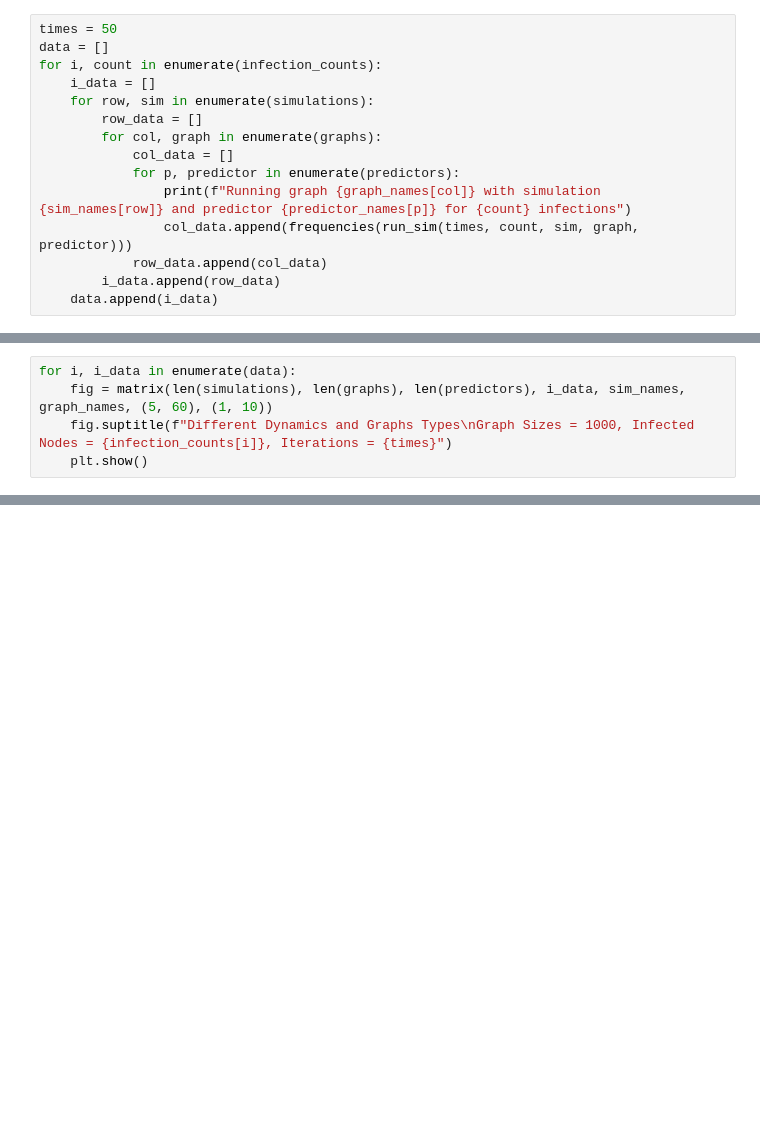
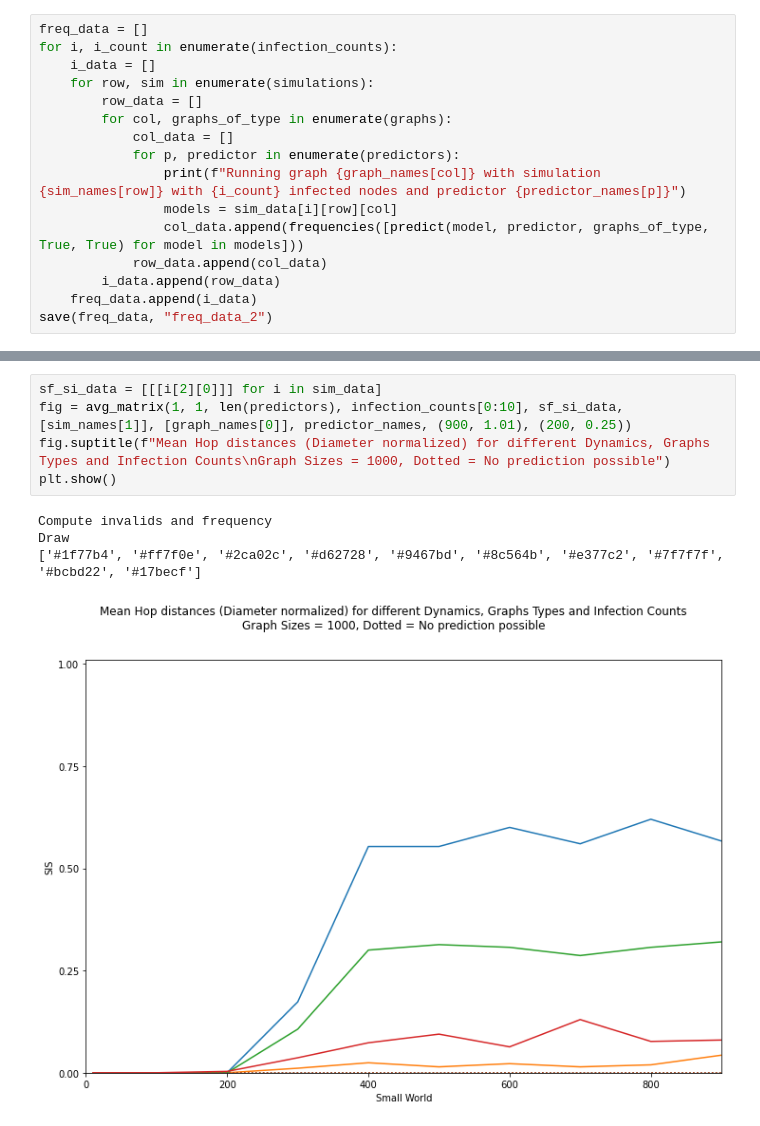
Before and after one commit to Paulpanther/info-flow, a Jupyter notebook: TopologyMatrix.ipynb, the cells around one changed output, grey strips where cells are left out. Cells and saved outputs as stored; diff of their text form; blank space fills up the shorter version.

```diff
--- a/TopologyMatrix.ipynb
+++ b/TopologyMatrix.ipynb
@@ -154,15 +285,16 @@ graph_names = ["Small World", "Scale Free", "Synthetic Internet", "US Power Grid
 # %%
-times = 50
-data = []
-for i, count in enumerate(infection_counts):
+freq_data = []
+for i, i_count in enumerate(infection_counts):
     i_data = []
     for row, sim in enumerate(simulations):
         row_data = []
-        for col, graph in enumerate(graphs):
+        for col, graphs_of_type in enumerate(graphs):
             col_data = []
             for p, predictor in enumerate(predictors):
-                print(f"Running graph {graph_names[col]} with simulation {sim_names[row]} and predictor {predictor_names[p]} for {count} infections")
-                col_data.append(frequencies(run_sim(times, count, sim, graph, predictor)))
+                print(f"Running graph {graph_names[col]} with simulation {sim_names[row]} with {i_count} infected nodes and predictor {predictor_names[p]}")
+                models = sim_data[i][row][col]
+                col_data.append(frequencies([predict(model, predictor, graphs_of_type, True, True) for model in models]))
             row_data.append(col_data)
         i_data.append(row_data)
-    data.append(i_data)
+    freq_data.append(i_data)
+save(freq_data, "freq_data_2")
@@ -198,5 +300,0 @@ Look Morty, I turned myself into a pickle
-# %%
-for i, i_data in enumerate(data):
-    fig = matrix(len(simulations), len(graphs), len(predictors), i_data, sim_names, graph_names, (5, 60), (1, 10))
-    fig.suptitle(f"Different Dynamics and Graphs Types\nGraph Sizes = 1000, Infected Nodes = {infection_counts[i]}, Iterations = {times}")
-    plt.show()
@@ -230,0 +326,10 @@ plt.show()
+# %%
+sf_si_data = [[[i[2][0]]] for i in sim_data]
+fig = avg_matrix(1, 1, len(predictors), infection_counts[0:10], sf_si_data, [sim_names[1]], [graph_names[0]], predictor_names, (900, 1.01), (200, 0.25))
+fig.suptitle(f"Mean Hop distances (Diameter normalized) for different Dynamics, Graphs Types and Infection Counts\nGraph Sizes = 1000, Dotted = No prediction possible")
+plt.show()
+# %% [output]
+Compute invalids and frequency
+Draw
+['#1f77b4', '#ff7f0e', '#2ca02c', '#d62728', '#9467bd', '#8c564b', '#e377c2', '#7f7f7f', '#bcbd22', '#17becf']
+[figure, added]
```
Also changed, not shown: parts of 13 cells of this notebook.
